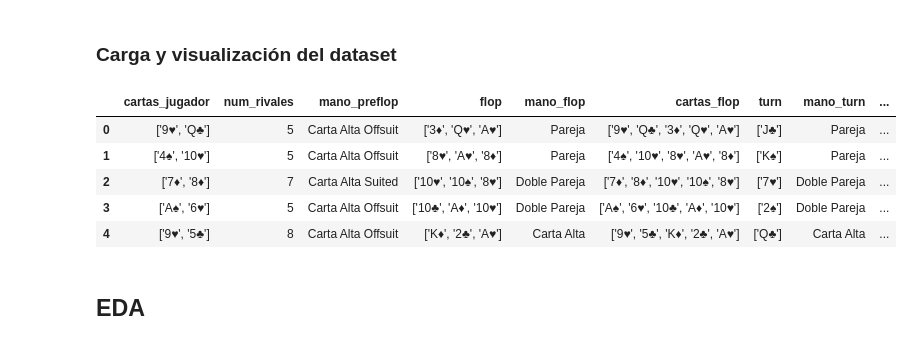
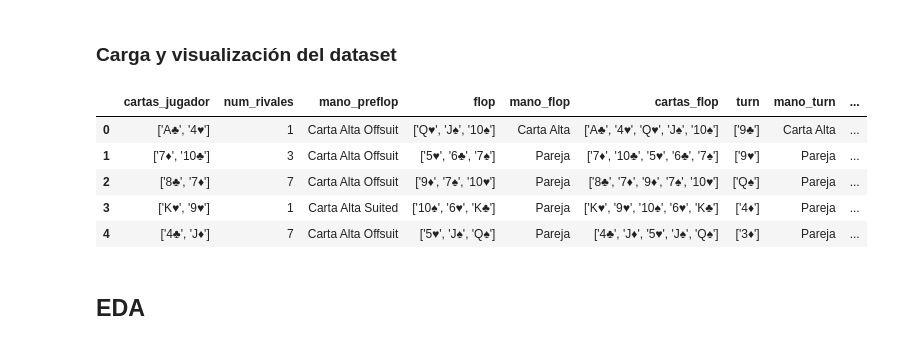
Before and after one commit to rramirezsoft/poker-mind, a Jupyter notebook: data_analysis.ipynb, the cells around one changed output. Saved outputs shown, nothing was run; the diff lists cells and outputs as text; code cells hidden in the pictures.

```diff
--- a/data_analysis.ipynb
+++ b/data_analysis.ipynb
@@ -35,17 +35,17 @@ import plotly.express as px
 # %% [markdown]
 ### Carga y visualización del dataset
 # %%
-file_path = "data/simulacion_poker.csv"
+file_path = "data/simulacion_montecarlo.csv"
 df = pd.read_csv(file_path)
 
 df.head()
 # %% [output]
 |  | cartas_jugador | num_rivales | mano_preflop | flop | mano_flop | cartas_flop | turn | mano_turn | ... |
-| 0 | ['9♥', 'Q♣'] | 5 | Carta Alta Offsuit | ['3♦', 'Q♥', 'A♥'] | Pareja | ['9♥', 'Q♣', '3♦', 'Q♥', 'A♥'] | ['J♣'] | Pareja | ... |
-| 1 | ['4♠', '10♥'] | 5 | Carta Alta Offsuit | ['8♥', 'A♥', '8♦'] | Pareja | ['4♠', '10♥', '8♥', 'A♥', '8♦'] | ['K♠'] | Pareja | ... |
-| 2 | ['7♦', '8♦'] | 7 | Carta Alta Suited | ['10♥', '10♠', '8♥'] | Doble Pareja | ['7♦', '8♦', '10♥', '10♠', '8♥'] | ['7♥'] | Doble Pareja | ... |
-| 3 | ['A♠', '6♥'] | 5 | Carta Alta Offsuit | ['10♣', 'A♦', '10♥'] | Doble Pareja | ['A♠', '6♥', '10♣', 'A♦', '10♥'] | ['2♠'] | Doble Pareja | ... |
-| 4 | ['9♥', '5♣'] | 8 | Carta Alta Offsuit | ['K♦', '2♣', 'A♥'] | Carta Alta | ['9♥', '5♣', 'K♦', '2♣', 'A♥'] | ['Q♣'] | Carta Alta | ... |
+| 0 | ['A♣', '4♥'] | 1 | Carta Alta Offsuit | ['Q♥', 'J♠', '10♠'] | Carta Alta | ['A♣', '4♥', 'Q♥', 'J♠', '10♠'] | ['9♣'] | Carta Alta | ... |
+| 1 | ['7♦', '10♣'] | 3 | Carta Alta Offsuit | ['5♥', '6♣', '7♠'] | Pareja | ['7♦', '10♣', '5♥', '6♣', '7♠'] | ['9♥'] | Pareja | ... |
+| 2 | ['8♣', '7♦'] | 7 | Carta Alta Offsuit | ['9♦', '7♠', '10♥'] | Pareja | ['8♣', '7♦', '9♦', '7♠', '10♥'] | ['Q♠'] | Pareja | ... |
+| 3 | ['K♥', '9♥'] | 1 | Carta Alta Suited | ['10♠', '6♥', 'K♣'] | Pareja | ['K♥', '9♥', '10♠', '6♥', 'K♣'] | ['4♦'] | Pareja | ... |
+| 4 | ['4♣', 'J♦'] | 7 | Carta Alta Offsuit | ['5♥', 'J♠', 'Q♠'] | Pareja | ['4♣', 'J♦', '5♥', 'J♠', 'Q♠'] | ['3♦'] | Pareja | ... |
 # %% [markdown]
 ## EDA
 # %% [markdown]
```
Also changed, not shown: parts of 6 cells of this notebook, 7 other files.
